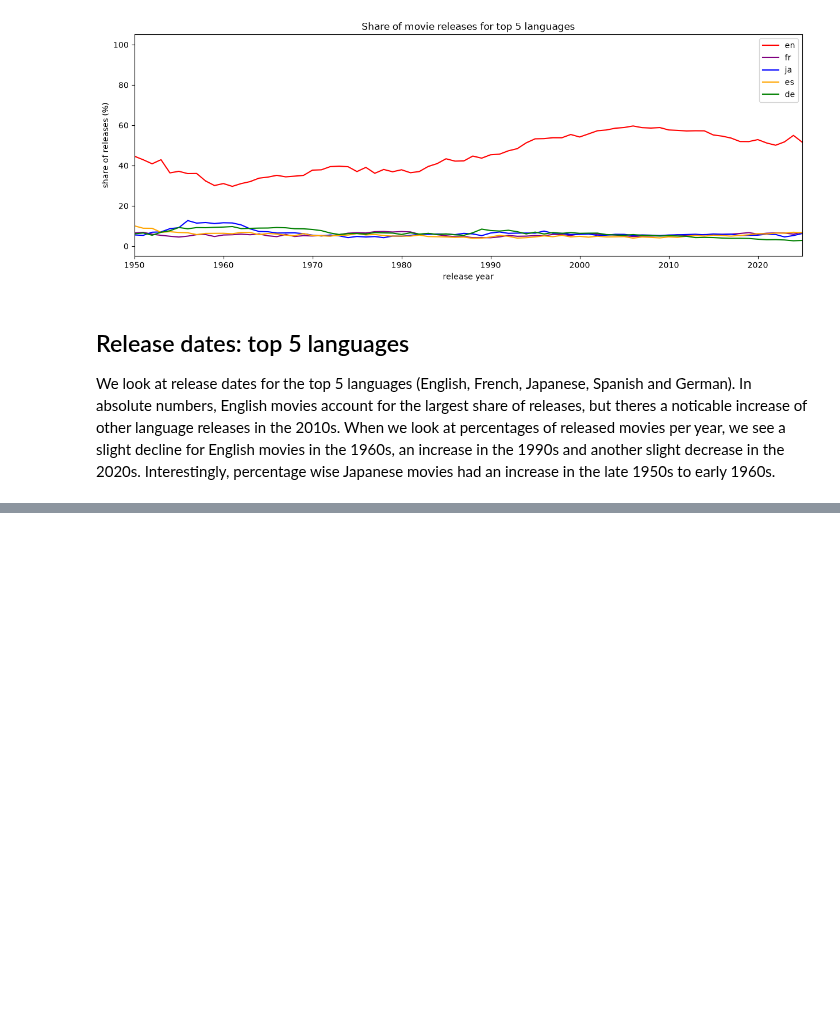
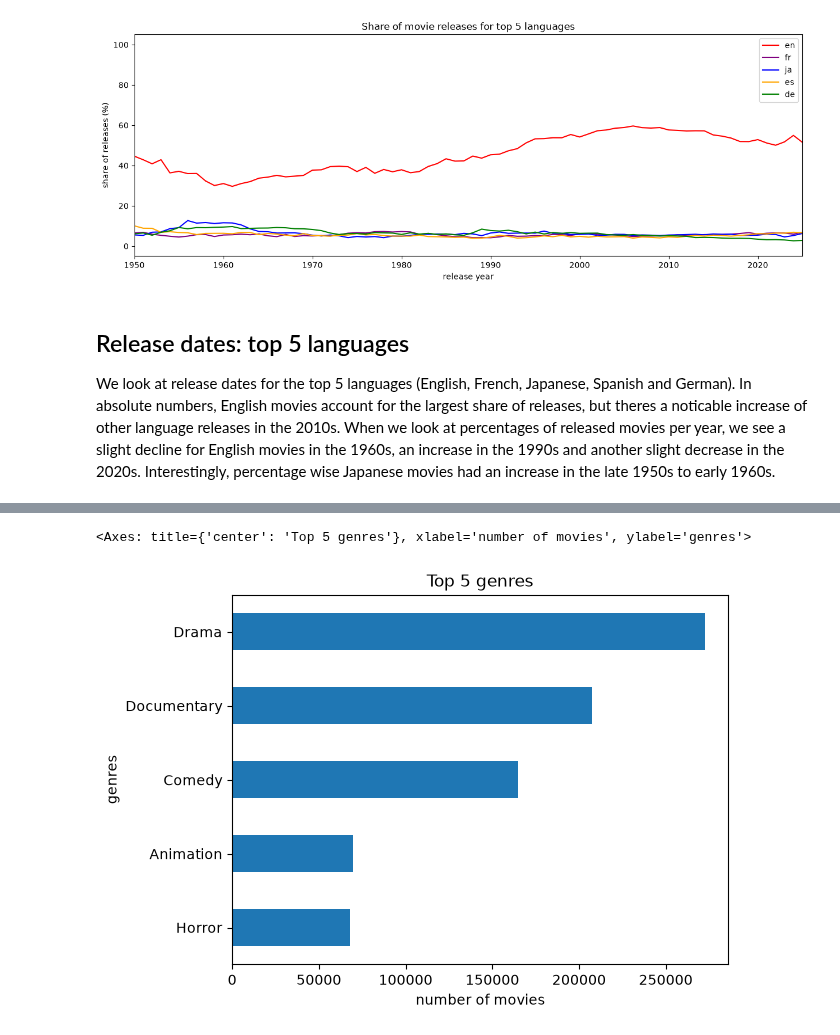
Before and after one commit to paulinchenS/movies_project, a Jupyter notebook: notebooks/exploratory_analysis.ipynb, the cells around one changed output, grey strips where cells are left out. Drawn from its saved outputs; the diff is of its cells as text; code cells hidden in the pictures; blank space fills up the shorter version.

Commit message:
Added genre analysis to exploratory_analysis.ipynb.

```diff
--- a/notebooks/exploratory_analysis.ipynb
+++ b/notebooks/exploratory_analysis.ipynb
@@ -174,3 +154,7 @@ plt.show()
 ## Release dates: top 5 languages
 
 We look at release dates for the top 5 languages (English, French, Japanese, Spanish and German). In absolute numbers, English movies account for the largest share of releases, but theres a noticable increase of other language releases in the 2010s. When we look at percentages of released movies per year, we see a slight decline for English movies in the 1960s, an increase in the 1990s and another slight decrease in the 2020s. Interestingly, percentage wise Japanese movies had an increase in the late 1950s to early 1960s.
+# %%
+genres = df['genres'].dropna().str.split(',').explode().str.strip()
+# %%
+top5_genres = genres.value_counts().head()
@@ -176,0 +171,5 @@ We look at release dates for the top 5 languages (English, French, Japanese, Spa
+# %%
+top5_genres.sort_values().plot(kind='barh', title = 'Top 5 genres', xlabel = 'number of movies')
+# %% [output]
+<Axes: title={'center': 'Top 5 genres'}, xlabel='number of movies', ylabel='genres'>
+[figure, added]
```
Also changed, not shown: parts of 9 cells of this notebook.
